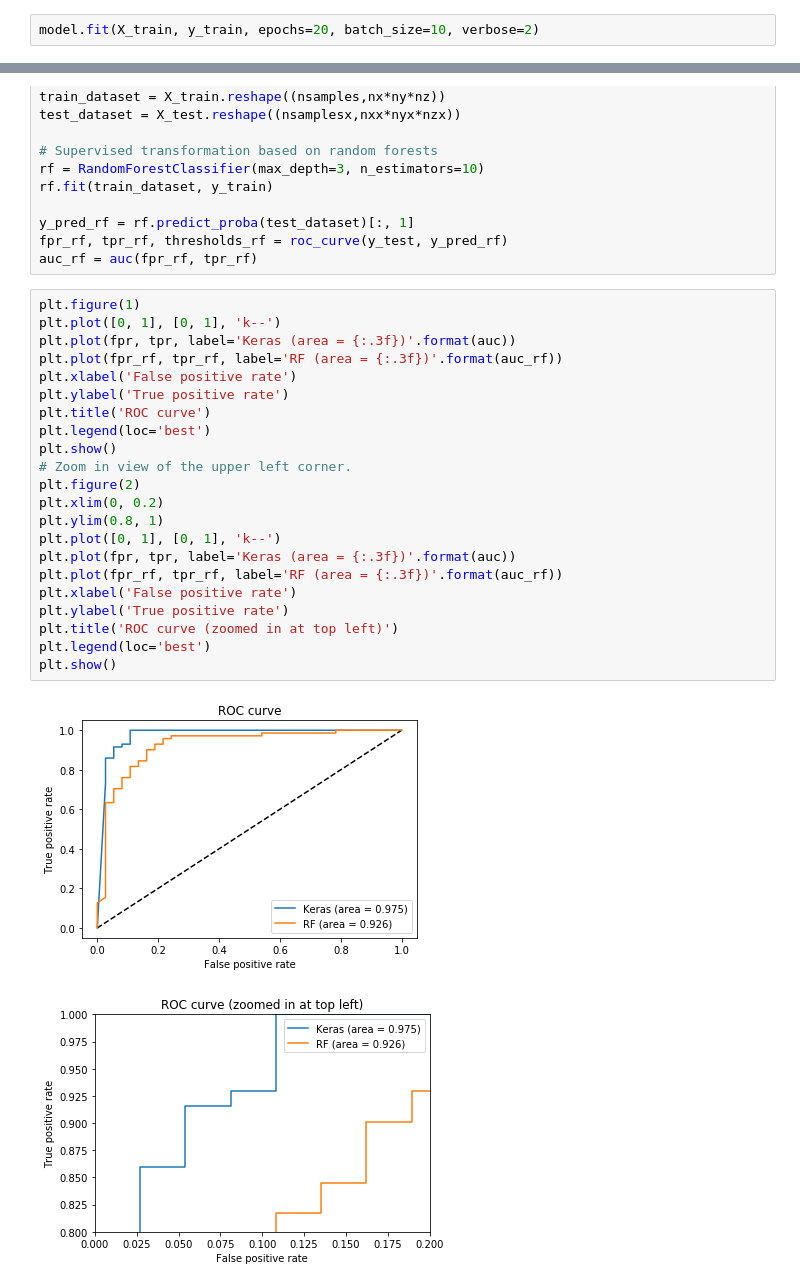
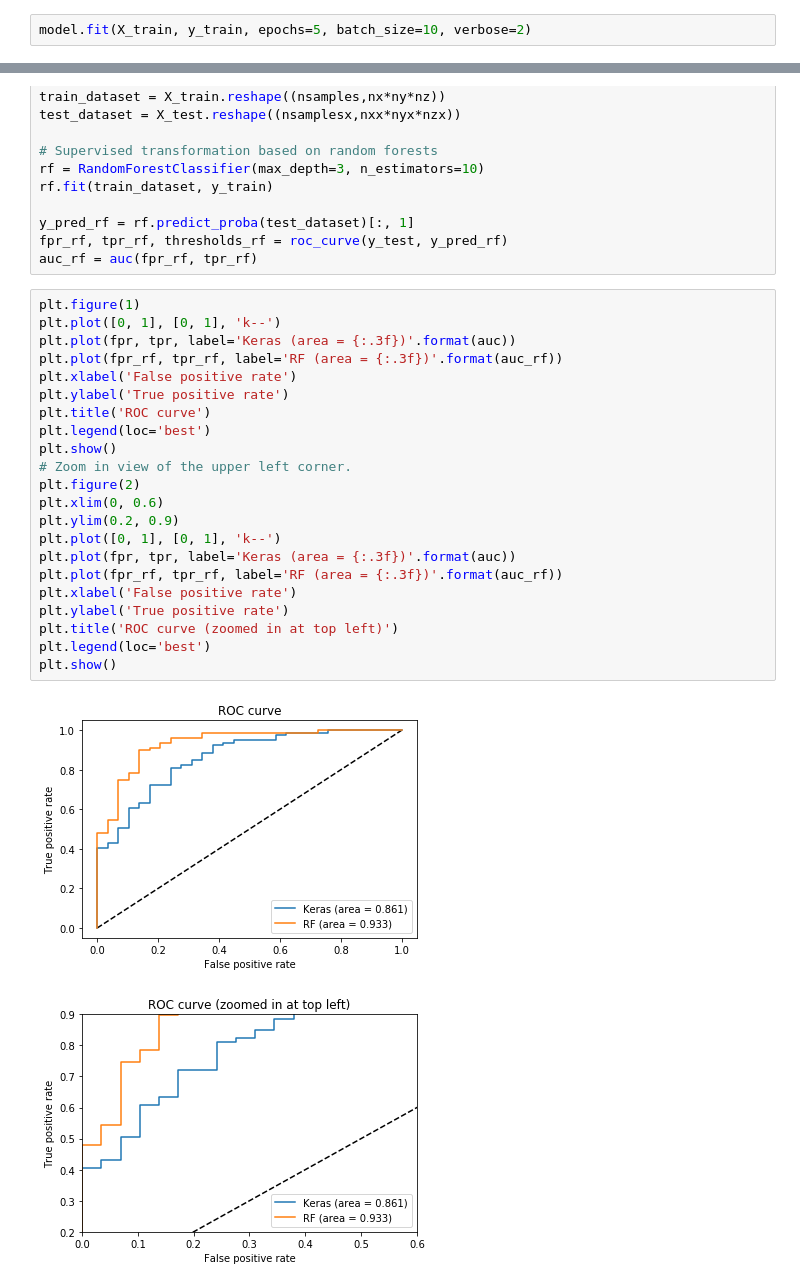
Before and after one commit to SGRGit/gwOsc, a Jupyter notebook: DataPreprocessingImages.ipynb, the cells around one changed output, grey strips where cells are left out. Drawn from its saved outputs; the diff is of its cells as text.

```diff
--- a/DataPreprocessingImages.ipynb
+++ b/DataPreprocessingImages.ipynb
@@ -142,6 +142,6 @@ WARNING:tensorflow:From /usr/local/lib/python3.6/dist-packages/tensorflow_core/p
 Instructions for updating:
 Use tf.where in 2.0, which has the same broadcast rule as np.where
 # %%
-model.fit(X_train, y_train, epochs=20, batch_size=10, verbose=2)
+model.fit(X_train, y_train, epochs=5, batch_size=10, verbose=2)
 # %% [output]
 Train on 430 samples
@@ -188,25 +182,25 @@ auc_rf = auc(fpr_rf, tpr_rf)
 # %%
 plt.figure(1)
 plt.plot([0, 1], [0, 1], 'k--')
 plt.plot(fpr, tpr, label='Keras (area = {:.3f})'.format(auc))
 plt.plot(fpr_rf, tpr_rf, label='RF (area = {:.3f})'.format(auc_rf))
 plt.xlabel('False positive rate')
 plt.ylabel('True positive rate')
 plt.title('ROC curve')
 plt.legend(loc='best')
 plt.show()
 # Zoom in view of the upper left corner.
 plt.figure(2)
-plt.xlim(0, 0.2)
-plt.ylim(0.8, 1)
+plt.xlim(0, 0.6)
+plt.ylim(0.2, 0.9)
 plt.plot([0, 1], [0, 1], 'k--')
 plt.plot(fpr, tpr, label='Keras (area = {:.3f})'.format(auc))
 plt.plot(fpr_rf, tpr_rf, label='RF (area = {:.3f})'.format(auc_rf))
 plt.xlabel('False positive rate')
 plt.ylabel('True positive rate')
 plt.title('ROC curve (zoomed in at top left)')
 plt.legend(loc='best')
 plt.show()
 # %% [output]
-[figure, old version]
+[figure, new version]
-[figure, old version]
+[figure, new version]
```
Also changed, not shown: parts of 13 cells of this notebook.
